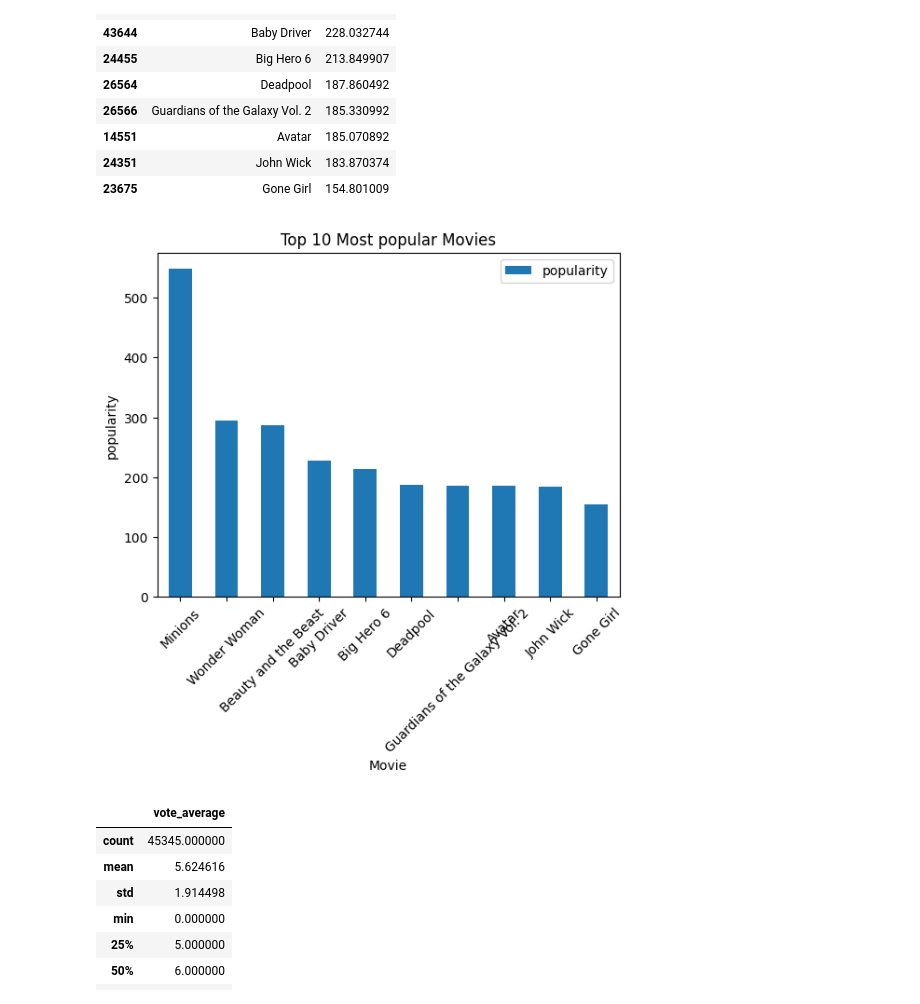
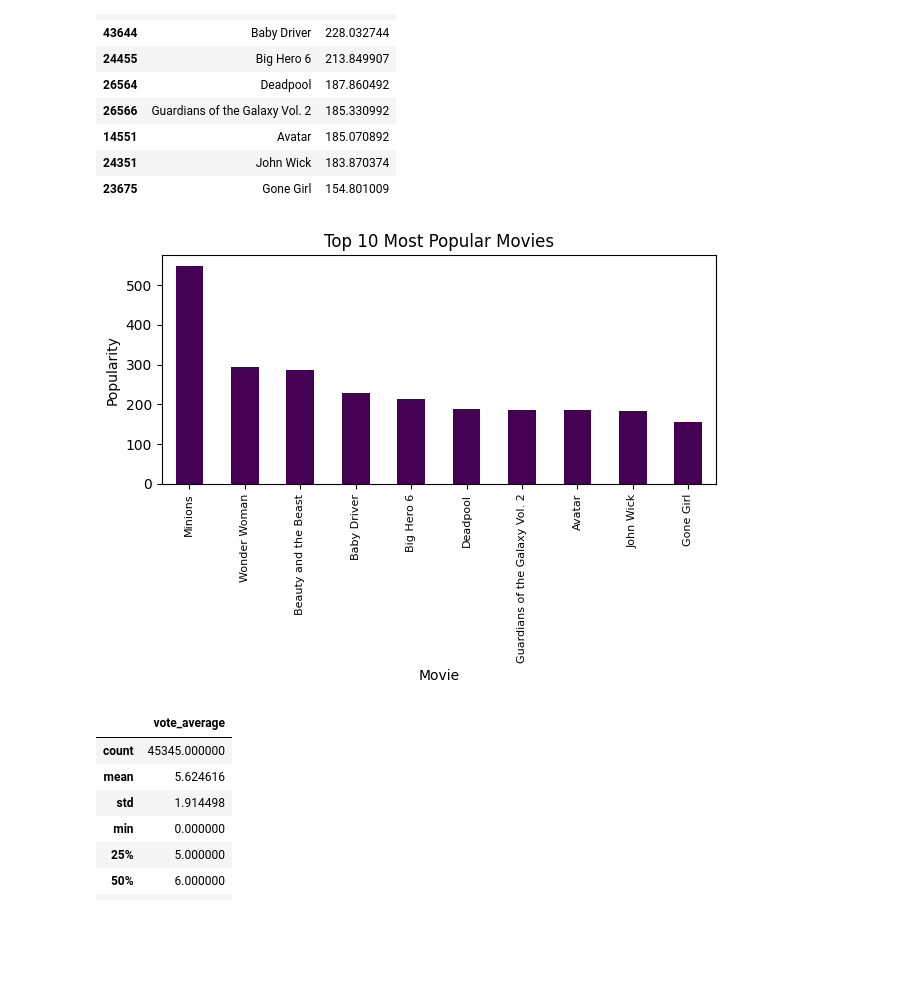
Before and after one commit to yashsati072-create/Movie-Recommendation-System, a Jupyter notebook: Another_copy_of_Movie_Recommendation_System.ipynb, the cells around one changed output. Drawn from its saved outputs; the diff is of its cells as text; code cells hidden in the pictures; blank space fills up the shorter version.

```diff
--- a/Another_copy_of_Movie_Recommendation_System.ipynb
+++ b/Another_copy_of_Movie_Recommendation_System.ipynb
@@ -608,14 +614,29 @@ movie_da.nlargest(10,'popularity')[['title','popularity']]
 | 24351 | John Wick | 183.870374 |
 | 23675 | Gone Girl | 154.801009 |
 # %%
-movie_da.nlargest(10,'popularity').plot(x='title',y='popularity',kind='bar')
-plt.title('Top 10 Most popular Movies')
+# movie_da.nlargest(10,'popularity').plot(x='title',y='popularity',kind='bar')
+# plt.title('Top 10 Most popular Movies')
+# plt.xlabel('Movie')
+# plt.ylabel('popularity')
+# plt.xticks(rotation=45)
+# plt.show()
+
+movie_da.nlargest(10, 'popularity').plot(
+    x='title',
+    y='popularity',
+    kind='bar',
+    legend=False,
+    colormap='viridis'
+)
+
+plt.title('Top 10 Most Popular Movies')
 plt.xlabel('Movie')
-plt.ylabel('popularity')
-plt.xticks(rotation=45)
+plt.ylabel('Popularity')
+plt.xticks(rotation=90, fontsize=8)
+plt.tight_layout()
 plt.show()
 # %% [output]
-[figure, old version]
+[figure, new version]
 # %%
 movie_da['vote_average'].describe()
 # %% [output]
```
Also changed, not shown: parts of 17 cells of this notebook.
